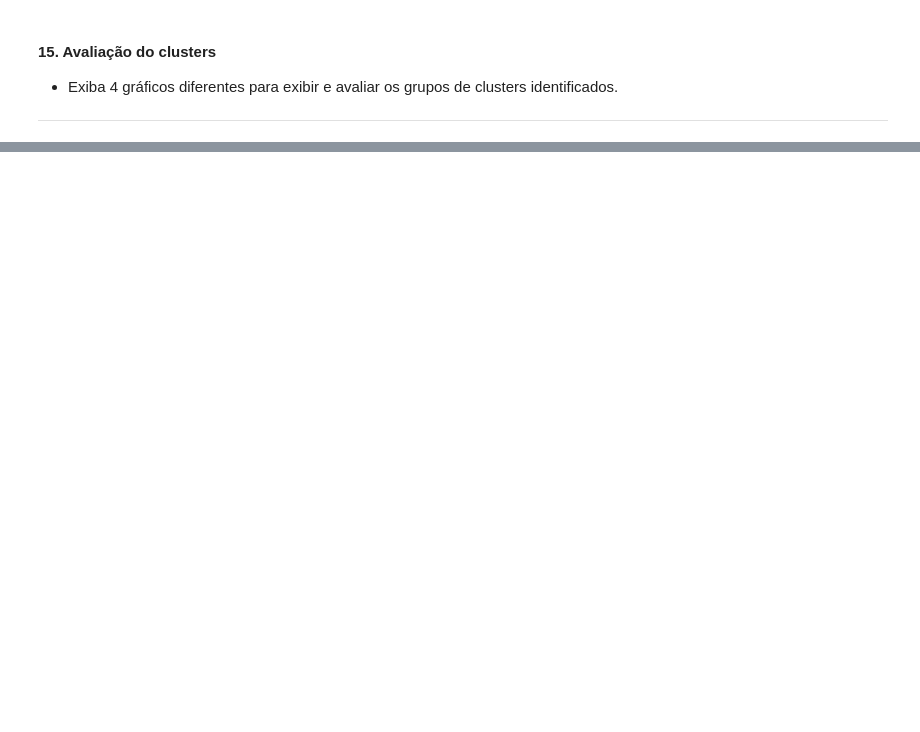
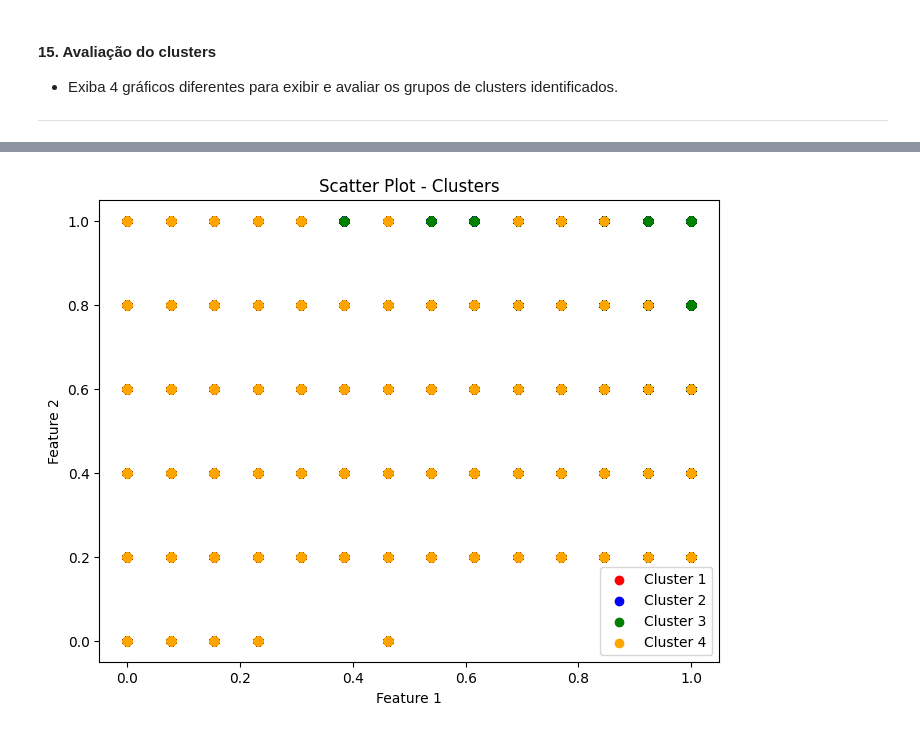
Before and after one commit to leaop/Graduation, a Jupyter notebook: 3 semestre/mineração de dados/trabalho_final.ipynb, the cells around one changed output, grey strips where cells are left out. Drawn from its saved outputs; the diff is of its cells as text; code cells hidden in the pictures; blank space fills up the shorter version.

```diff
--- a/3 semestre/mineração de dados/trabalho_final.ipynb
+++ b/3 semestre/mineração de dados/trabalho_final.ipynb
@@ -537,0 +591,12 @@ Adjusted R-squared Score:  0.6679496027205187
+# %%
+k = 4
+
+# Instanciar e ajustar o modelo K-means
+kmeans = KMeans(n_clusters=k)
+kmeans.fit(X_normalized)
+
+# Obter as etiquetas dos clusters
+labels = kmeans.labels_
+k =  4
+kmeans = KMeans(n_clusters=k)
+kmeans.fit(X_normalized)
@@ -541,0 +649,25 @@ Adjusted R-squared Score:  0.6679496027205187
+# %%
+k = 4
+
+# Instanciar e ajustar o modelo K-means
+kmeans = KMeans(n_clusters=k)
+kmeans.fit(X_normalized)
+
+# Obter as etiquetas dos clusters
+labels_kmeans = kmeans.labels_
+
+# Definir as cores para cada cluster
+colors = ['red', 'blue', 'green', 'orange']
+
+# Plotar o scatter plot
+plt.figure(figsize=(8, 6))
+for cluster in range(k):
+    cluster_points = X_normalized[labels_kmeans == cluster]
+    plt.scatter(cluster_points[:, 0], cluster_points[:, 1], c=colors[cluster], label=f'Cluster {cluster+1}')
+plt.xlabel('Feature 1')
+plt.ylabel('Feature 2')
+plt.title('Scatter Plot - Clusters')
+plt.legend()
+plt.show()
+# %% [output]
+[figure, added]
```
Also changed, not shown: parts of 30 cells of this notebook.
